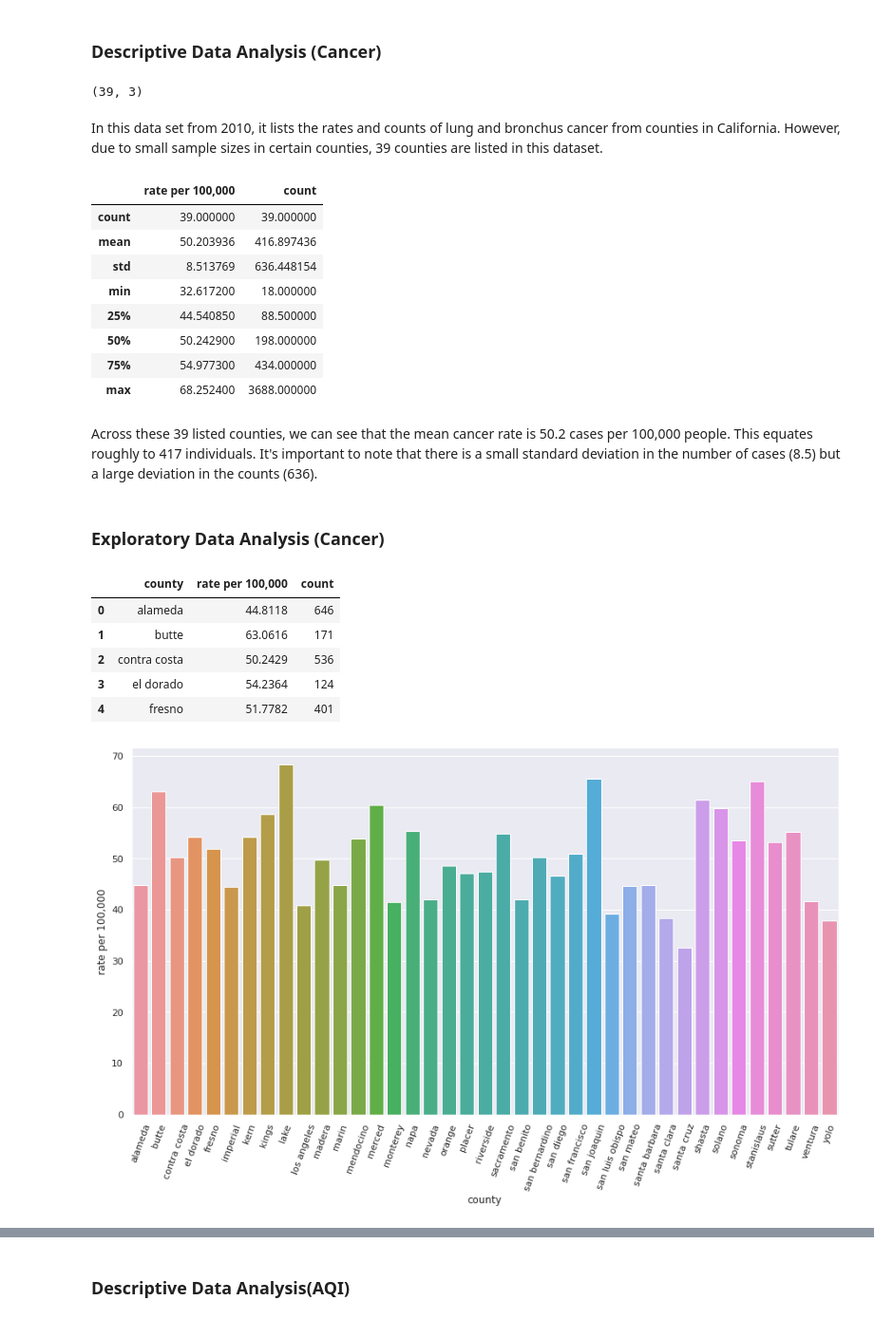
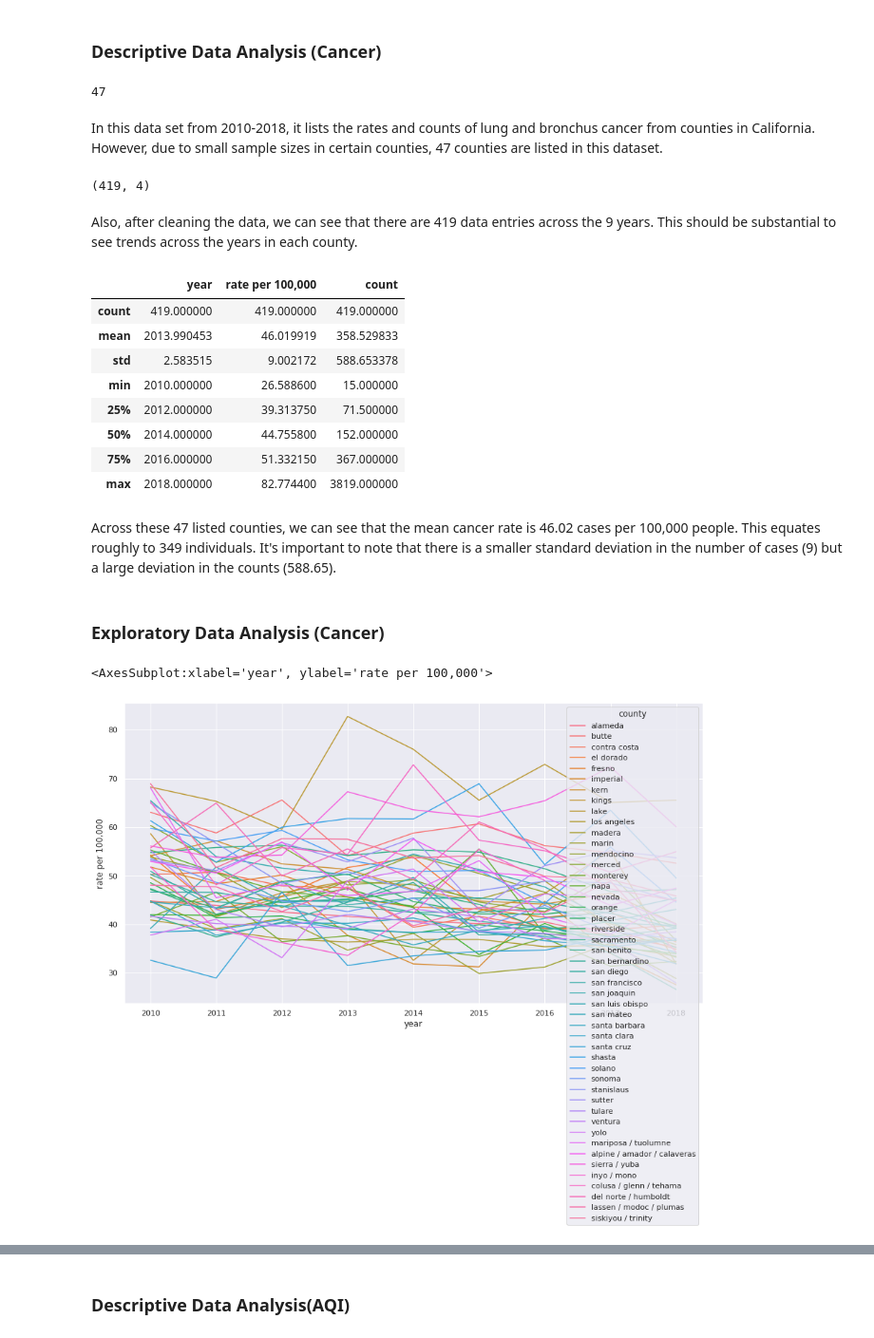
Before and after one commit to tintrungp/COGS108_Repo, a Jupyter notebook: EDACheckpointGroup017Sp22.ipynb, the cells around one changed output, grey strips where cells are left out. Shown at 95% size. Drawn from its saved outputs; the diff is of its cells as text; code cells hidden in the pictures.

Commit message:
updated cancer eda

```diff
--- a/EDACheckpointGroup017Sp22.ipynb
+++ b/EDACheckpointGroup017Sp22.ipynb
@@ -74,3 +74,15 @@ aqi_2010.head()
 | 2 | butte | 208 | 13 | 84.0 | 47.0 |
 | 3 | calaveras | 271 | 12 | 84.0 | 41.0 |
 | 4 | colusa | 322 | 1 | 49.0 | 38.0 |
+# %%
+# Data Cleaning for county_cancer_all
+# includes all years
+county_cancer_all = pd.read_csv('data/countyCancer.csv')
+county_cancer_all = county_cancer_all[county_cancer_all['Age'] == 'All Ages']
+county_cancer_all.drop(['Sex', 'Race/Ethnicity', 'Age', 'Stage at Diagnosis', 'Age-adjusted Rate Standard Error',
+                         'Age-adjusted Rate Lower Confidence Interval', 'Age-adjusted Rate Upper Confidence Interval'],
+                 inplace = True, axis=1)
+county_cancer_all['California Region'] = county_cancer_all['California Region'].apply(standardize_region)
+county_cancer_all.columns = ['year','county', 'rate per 100,000', 'count']
+county_cancer_all = county_cancer_all[county_cancer_all['rate per 100,000'] != 'a']
+county_cancer_all.head()
@@ -77,3 +96,8 @@ aqi_2010.head()
+# %%
+# Change string to float and type
+county_cancer_all.dtypes
+county_cancer_all['rate per 100,000'] = county_cancer_all['rate per 100,000'].astype(float)
+county_cancer_all['count'] = county_cancer_all['count'].astype(int)
 # %%
 # Data Cleaning for county_cancer_2010
 # filter year 2010
@@ -259,40 +284,37 @@ fig4.set_xticklabels(asthma['year'], rotation = 70);
 The graphs show a spike in asthma rates in 2018, but again it's important to remember that most of the data pertained to 2018, which is most likely causing the spike.
 # %% [markdown]
 ### Descriptive Data Analysis (Cancer)
+# %%
+len(county_cancer_all['county'].unique())
+# %% [output]
+47
+# %% [markdown]
+In this data set from 2010-2018, it lists the rates and counts of lung and bronchus cancer from counties in California. However, due to small sample sizes in certain counties, 47 counties are listed in this dataset.
 # %%
-county_cancer_2010.shape
+county_cancer_all.shape
 # %% [output]
-(39, 3)
+(419, 4)
-# %% [markdown]
-In this data set from 2010, it lists the rates and counts of lung and bronchus cancer from counties in California. However, due to small sample sizes in certain counties, 39 counties are listed in this dataset.
+# %% [markdown]
+Also, after cleaning the data, we can see that there are 419 data entries across the 9 years. This should be substantial to see trends across the years in each county.
 # %%
-county_cancer_2010.describe()
+county_cancer_all.describe()
 # %% [output]
-|  | rate per 100,000 | count |
-| count | 39.000000 | 39.000000 |
-| mean | 50.203936 | 416.897436 |
-| std | 8.513769 | 636.448154 |
-| min | 32.617200 | 18.000000 |
-| 25% | 44.540850 | 88.500000 |
-| 50% | 50.242900 | 198.000000 |
-| 75% | 54.977300 | 434.000000 |
-| max | 68.252400 | 3688.000000 |
+|  | year | rate per 100,000 | count |
+| count | 419.000000 | 419.000000 | 419.000000 |
+| mean | 2013.990453 | 46.019919 | 358.529833 |
+| std | 2.583515 | 9.002172 | 588.653378 |
+| min | 2010.000000 | 26.588600 | 15.000000 |
+| 25% | 2012.000000 | 39.313750 | 71.500000 |
+| 50% | 2014.000000 | 44.755800 | 152.000000 |
+| 75% | 2016.000000 | 51.332150 | 367.000000 |
+| max | 2018.000000 | 82.774400 | 3819.000000 |
 # %% [markdown]
-Across these 39 listed counties, we can see that the mean cancer rate is 50.2 cases per 100,000 people. This equates roughly to 417 individuals. It's important to note that there is a small standard deviation in the number of cases (8.5) but a large deviation in the counts (636).
+Across these 47 listed counties, we can see that the mean cancer rate is 46.02 cases per 100,000 people. This equates roughly to 349 individuals. It's important to note that there is a smaller standard deviation in the number of cases (9) but a large deviation in the counts (588.65).
 # %% [markdown]
 ### Exploratory Data Analysis (Cancer)
-# %%
-county_cancer_2010.head()
-# %% [output]
-|  | county | rate per 100,000 | count |
-| 0 | alameda | 44.8118 | 646 |
-| 1 | butte | 63.0616 | 171 |
-| 2 | contra costa | 50.2429 | 536 |
-| 3 | el dorado | 54.2364 | 124 |
-| 4 | fresno | 51.7782 | 401 |
 # %%
 sns.set(rc = {'figure.figsize':(15,8)})
-cc_2010_plot = sns.barplot(x ='county',y = 'rate per 100,000', data = county_cancer_2010)
-cc_2010_plot.set_xticklabels(county_cancer_2010['county'], rotation = 70);
+sns.lineplot(x='year', y='rate per 100,000', hue='county', data=county_cancer_all)
 # %% [output]
+<AxesSubplot:xlabel='year', ylabel='rate per 100,000'>
-[figure, old version]
+[figure, new version]
```
Also changed, not shown: parts of 12 cells of this notebook.
